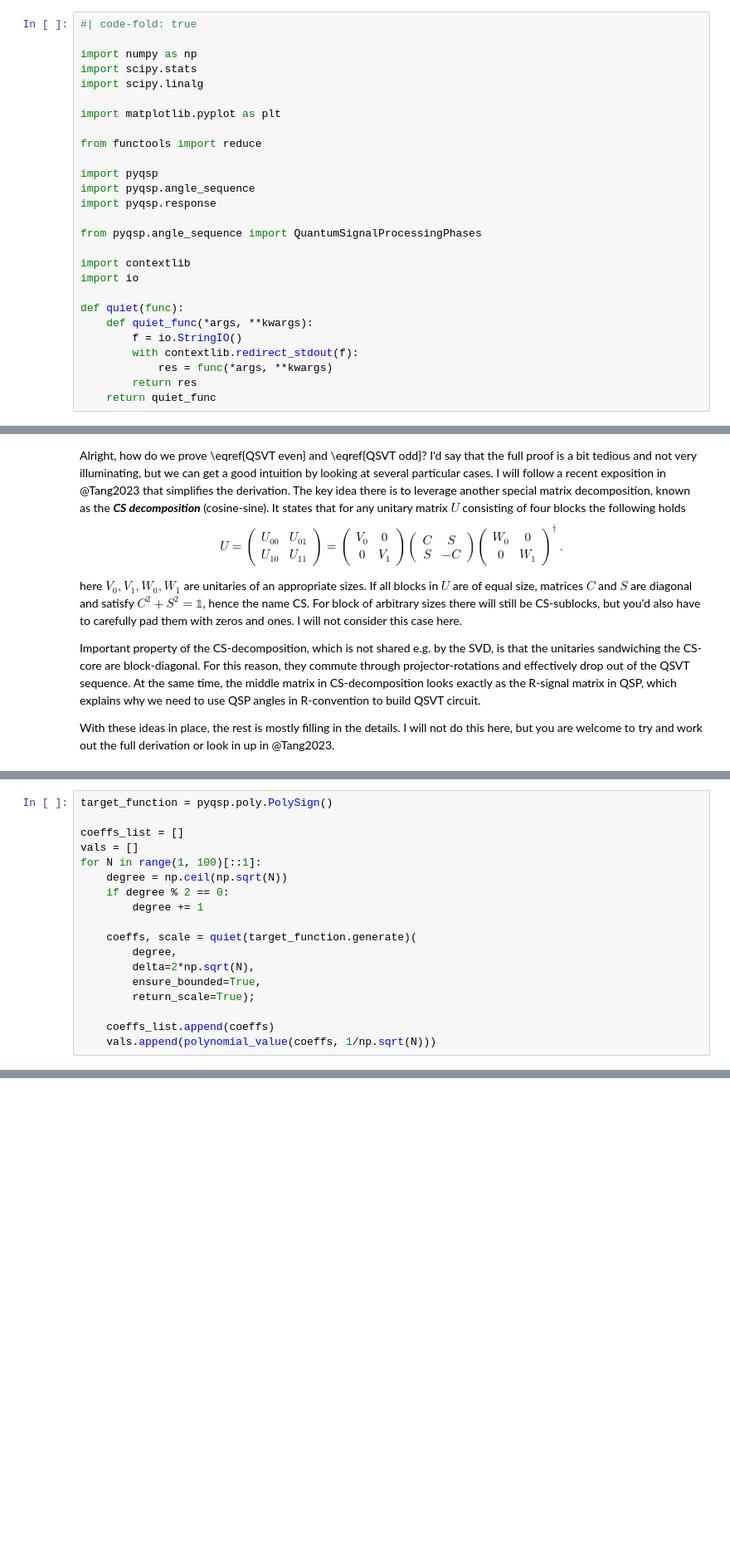
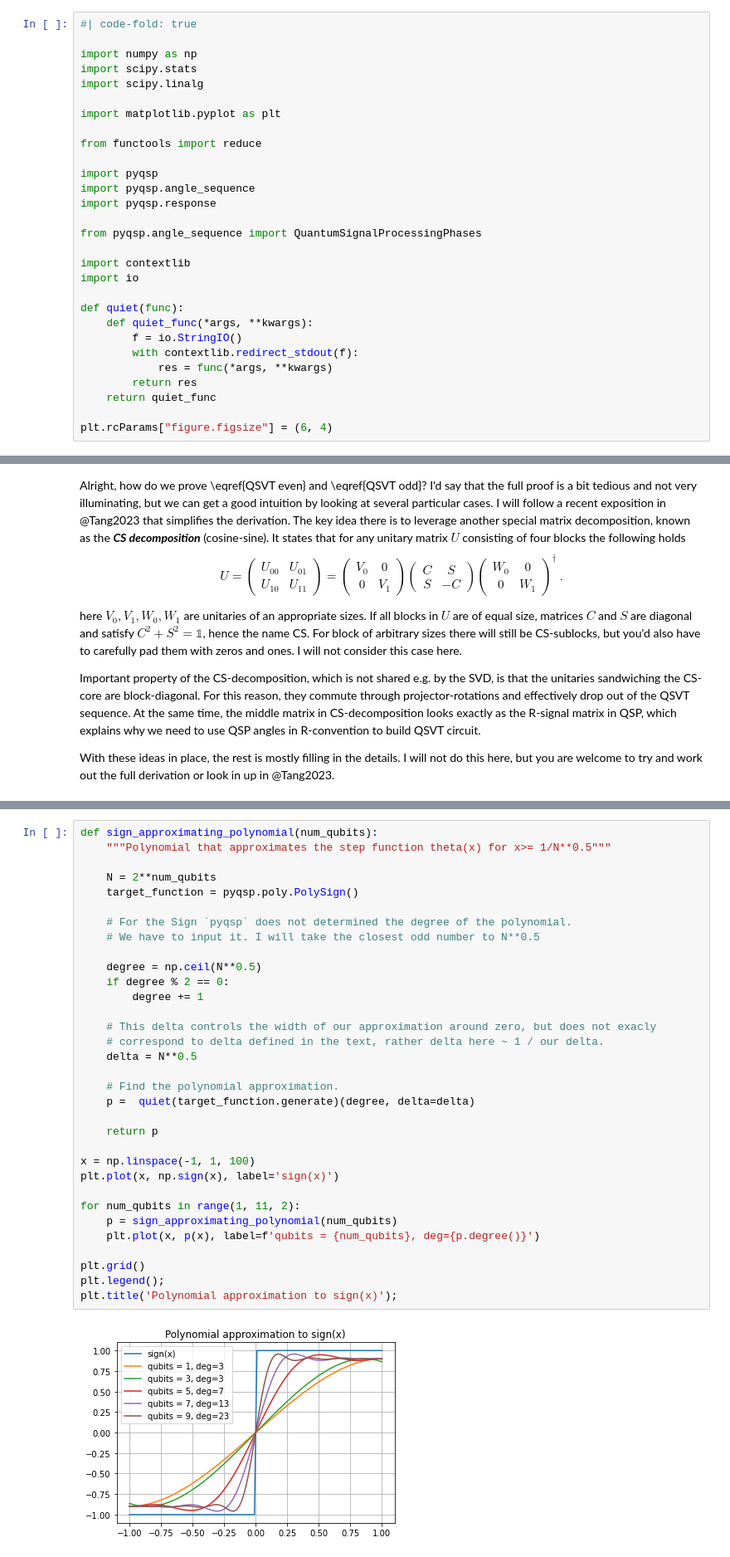
Before and after one commit to idnm/blog, a Jupyter notebook: posts/quantum_singular_value_transformation_intro/index.ipynb, the cells around one changed output, grey strips where cells are left out. Shown at 83% size. Cells and saved outputs as stored; diff of their text form; blank space fills up the shorter version.

```diff
--- a/posts/quantum_singular_value_transformation_intro/index.ipynb
+++ b/posts/quantum_singular_value_transformation_intro/index.ipynb
@@ -56,6 +59,8 @@ def quiet(func):
             res = func(*args, **kwargs)
         return res
     return quiet_func
+
+plt.rcParams["figure.figsize"] = (6, 4)
 # %% [markdown]
 # Introduction
 
@@ -556,20 +560,2 @@ plt.title('Your polynomial implemented by QSP');
-# %%
-target_function = pyqsp.poly.PolySign()
-
-coeffs_list = []
-vals = []
-for N in range(1, 100)[::1]:
-    degree = np.ceil(np.sqrt(N))
-    if degree % 2 == 0:
-        degree += 1
-
-    coeffs, scale = quiet(target_function.generate)(
-        degree,
-        delta=2*np.sqrt(N),
-        ensure_bounded=True,
-        return_scale=True);
-
-    coeffs_list.append(coeffs)
-    vals.append(polynomial_value(coeffs, 1/np.sqrt(N)))
 # %% [markdown]
 ## Implementation
@@ -575,0 +564,35 @@ for N in range(1, 100)[::1]:
+# %%
+def sign_approximating_polynomial(num_qubits):
+    """Polynomial that approximates the step function theta(x) for x>= 1/N**0.5"""
+
+    N = 2**num_qubits
+    target_function = pyqsp.poly.PolySign()
+
+    # For the Sign `pyqsp` does not determined the degree of the polynomial.
+    # We have to input it. I will take the closest odd number to N**0.5
+
+    degree = np.ceil(N**0.5)
+    if degree % 2 == 0:
+        degree += 1
+
+    # This delta controls the width of our approximation around zero, but does not exacly
+    # correspond to delta defined in the text, rather delta here ~ 1 / our delta.
+    delta = N**0.5
+
+    # Find the polynomial approximation.
+    p =  quiet(target_function.generate)(degree, delta=delta)
+
+    return p
+
+x = np.linspace(-1, 1, 100)
+plt.plot(x, np.sign(x), label='sign(x)')
+
+for num_qubits in range(1, 11, 2):
+    p = sign_approximating_polynomial(num_qubits)
+    plt.plot(x, p(x), label=f'qubits = {num_qubits}, deg={p.degree()}')
+
+plt.grid()
+plt.legend();
+plt.title('Polynomial approximation to sign(x)');
+# %% [output]
+[figure, added]
```
Also changed, not shown: parts of 40 cells of this notebook, 7 other files.
